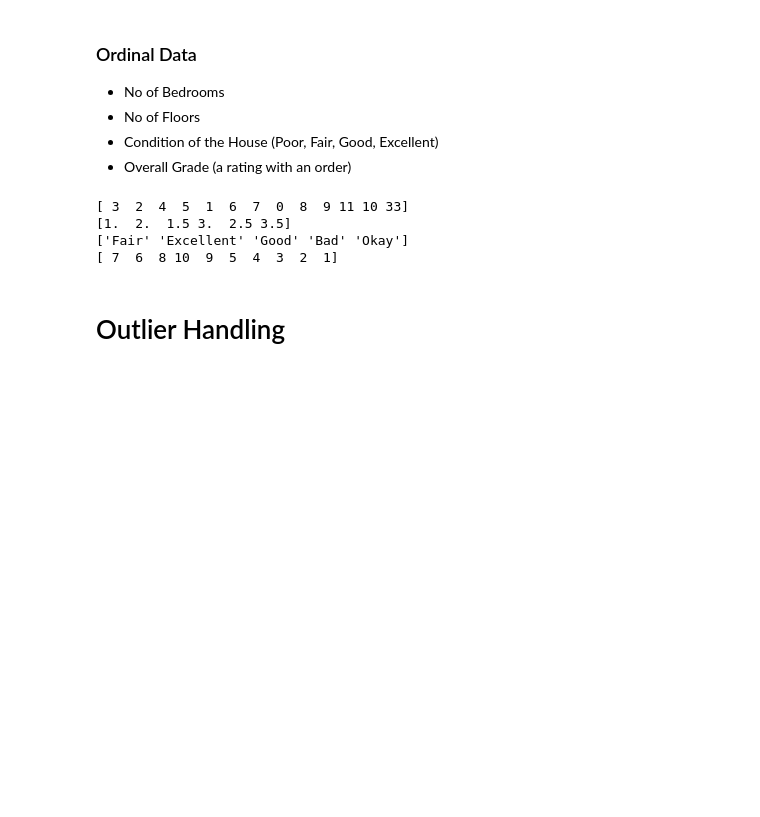
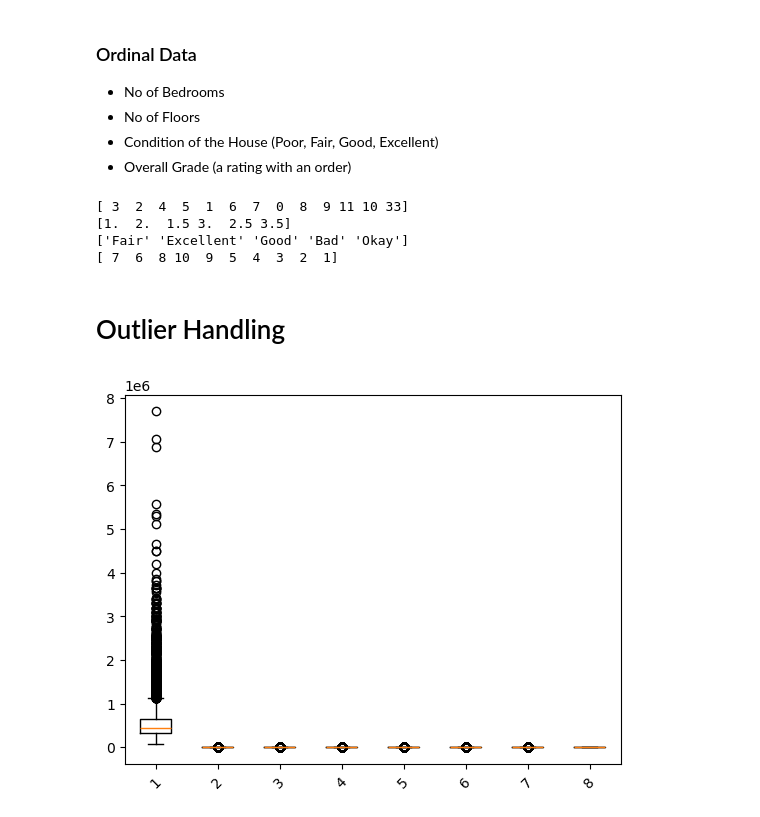
Before and after one commit to JYOTHY-DAS/DSA2024, a Jupyter notebook: Preprocessing_House_Price.ipynb, the cells around one changed output. Saved outputs shown, nothing was run; the diff lists cells and outputs as text; code cells hidden in the pictures; blank space fills up the shorter version.

```diff
--- a/Preprocessing_House_Price.ipynb
+++ b/Preprocessing_House_Price.ipynb
@@ -74,9 +71,0 @@ data.head()
-# %%
-data['No of Bathrooms'] = data['No of Bathrooms'].round()
-# Convert the rounded values to categorical data
-data['No of Bathrooms'] = data['No of Bathrooms Rounded'].astype('category')
-
-
-data['No of Floors'] = data['No of Floors'].round()
-# Convert the rounded values to categorical data
-data['No of Floors'] = data['No of Floors'].astype('category')
@@ -299,3 +429,12 @@ data_standard_scaled
+# %%
+data_standard_scaled['No of Bathrooms'] = data_standard_scaled['No of Bathrooms'].round()
+# Convert the rounded values to categorical data
+data_standard_scaled['No of Bathrooms'] = data_standard_scaled['No of Bathrooms'].astype('category')
+
+
+data_standard_scaled['No of Floors'] = data_standard_scaled['No of Floors'].round()
+# Convert the rounded values to categorical data
+data_standard_scaled['No of Floors'] = data_standard_scaled['No of Floors'].astype('category')
 # %% [markdown]
 # Encoding
 # %% [markdown]
@@ -326,9 +468,11 @@ print(data_standard_scaled['Overall Grade'].unique())
 # Outlier Handling
 # %%
 # Ensure you are providing only numerical data in box float
-num_data=data[['Sale Price','Flat Area (in Sqft)',
+num_data=data_standard_scaled[['Sale Price','Flat Area (in Sqft)',
 'Lot Area (in Sqft)','Living Area after Renovation (in Sqft)','Lot Area after Renovation (in Sqft)',
 'Area of the House from Basement (in Sqft)','Basement Area (in Sqft)','Age of House (in Years)']]
 plt.boxplot(num_data)
 plt.xticks(rotation = 45)
 plt.show()
+# %% [output]
+[figure, added]
```
Also changed, not shown: parts of 26 cells of this notebook.
